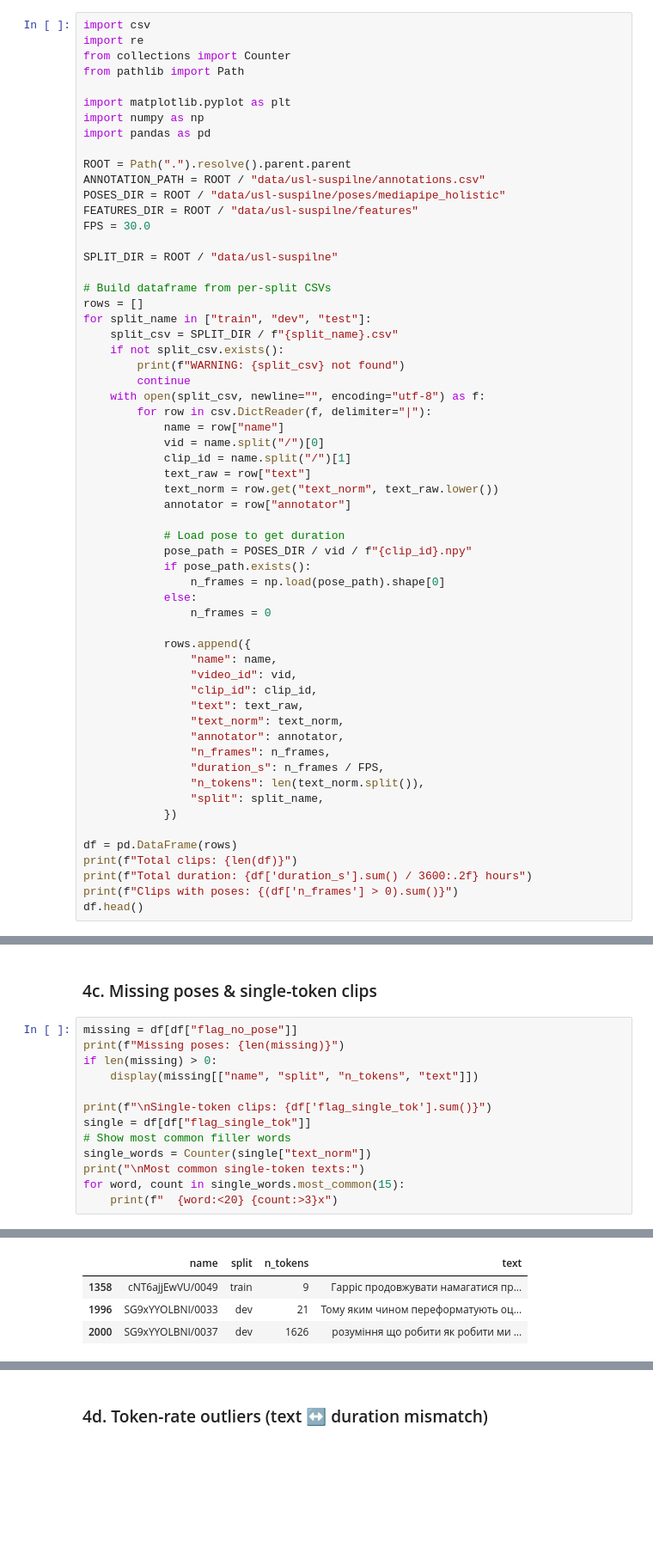
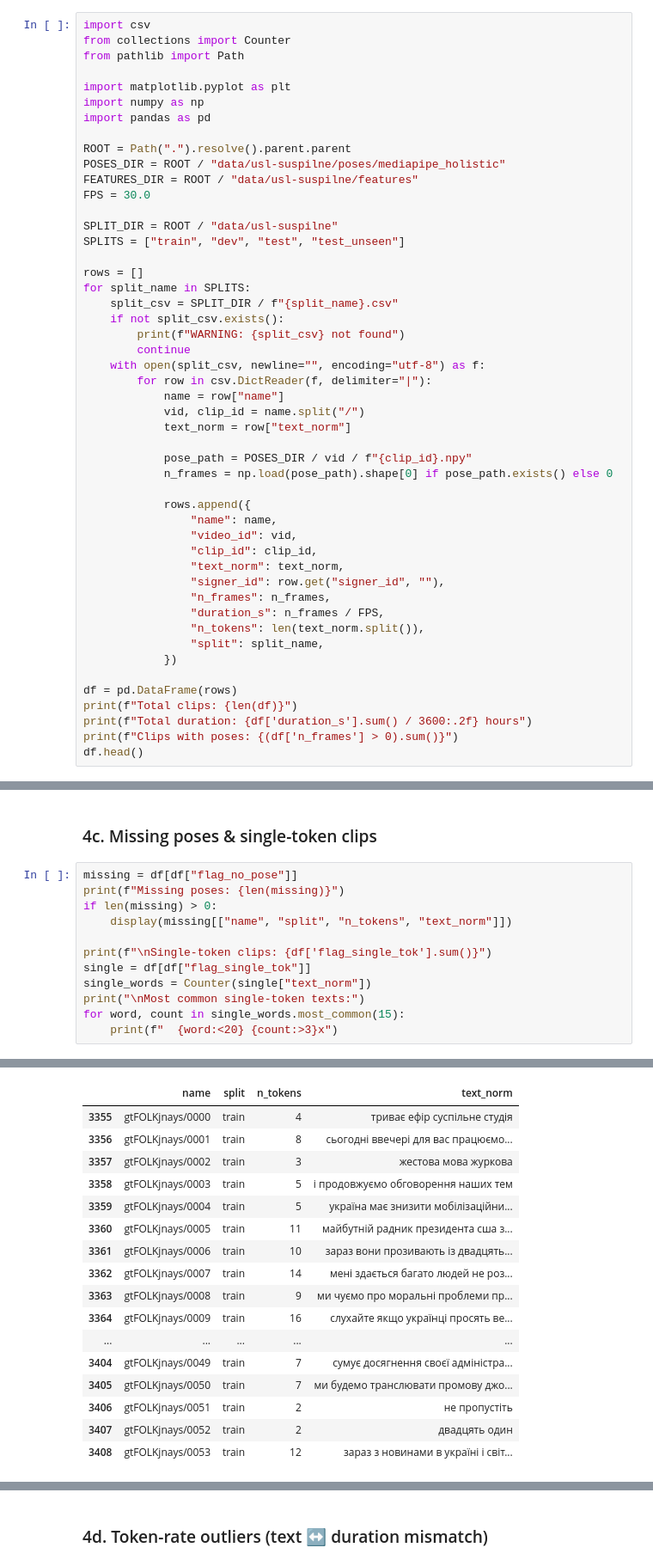
Before and after one commit to lexsobieski/ucu-text-to-sign, a Jupyter notebook: notebooks/analysis/analyze_dataset.ipynb, the cells around one changed output, grey strips where cells are left out. Shown at 86% size. Drawn from its saved outputs; the diff is of its cells as text; blank space fills up the shorter version.

```diff
--- a/notebooks/analysis/analyze_dataset.ipynb
+++ b/notebooks/analysis/analyze_dataset.ipynb
@@ -8,7 +8,6 @@ Comprehensive analysis of the dataset: duration, splits, outliers, proper nouns
 ## 1. Load Data
 # %%
 import csv
-import re
 from collections import Counter
 from pathlib import Path
 
@@ -17,16 +16,15 @@ import numpy as np
 import pandas as pd
 
 ROOT = Path(".").resolve().parent.parent
-ANNOTATION_PATH = ROOT / "data/usl-suspilne/annotations.csv"
 POSES_DIR = ROOT / "data/usl-suspilne/poses/mediapipe_holistic"
 FEATURES_DIR = ROOT / "data/usl-suspilne/features"
 FPS = 30.0
 
 SPLIT_DIR = ROOT / "data/usl-suspilne"
+SPLITS = ["train", "dev", "test", "test_unseen"]
 
-# Build dataframe from per-split CSVs
 rows = []
-for split_name in ["train", "dev", "test"]:
+for split_name in SPLITS:
     split_csv = SPLIT_DIR / f"{split_name}.csv"
     if not split_csv.exists():
         print(f"WARNING: {split_csv} not found")
@@ -34,26 +32,18 @@ for split_name in ["train", "dev", "test"]:
     with open(split_csv, newline="", encoding="utf-8") as f:
         for row in csv.DictReader(f, delimiter="|"):
             name = row["name"]
-            vid = name.split("/")[0]
-            clip_id = name.split("/")[1]
-            text_raw = row["text"]
-            text_norm = row.get("text_norm", text_raw.lower())
-            annotator = row["annotator"]
+            vid, clip_id = name.split("/")
+            text_norm = row["text_norm"]
 
-            # Load pose to get duration
             pose_path = POSES_DIR / vid / f"{clip_id}.npy"
-            if pose_path.exists():
-                n_frames = np.load(pose_path).shape[0]
-            else:
-                n_frames = 0
+            n_frames = np.load(pose_path).shape[0] if pose_path.exists() else 0
 
             rows.append({
                 "name": name,
                 "video_id": vid,
                 "clip_id": clip_id,
-                "text": text_raw,
                 "text_norm": text_norm,
-                "annotator": annotator,
+                "signer_id": row.get("signer_id", ""),
                 "n_frames": n_frames,
                 "duration_s": n_frames / FPS,
                 "n_tokens": len(text_norm.split()),
@@ -291,11 +291,10 @@ long[["name", "split", "duration_s", "n_tokens", "text"]]
 missing = df[df["flag_no_pose"]]
 print(f"Missing poses: {len(missing)}")
 if len(missing) > 0:
-    display(missing[["name", "split", "n_tokens", "text"]])
+    display(missing[["name", "split", "n_tokens", "text_norm"]])
 
 print(f"\nSingle-token clips: {df['flag_single_tok'].sum()}")
 single = df[df["flag_single_tok"]]
-# Show most common filler words
 single_words = Counter(single["text_norm"])
 print("\nMost common single-token texts:")
 for word, count in single_words.most_common(15):
@@ -305,4 +304,17 @@ Missing poses: 3
-|  | name | split | n_tokens | text |
-| 1358 | cNT6ajjEwVU/0049 | train | 9 | Гарріс продовжувати намагатися пр... |
-| 1996 | SG9xYYOLBNI/0033 | dev | 21 | Тому яким чином переформатують оц... |
-| 2000 | SG9xYYOLBNI/0037 | dev | 1626 | розуміння що робити як робити ми ... |
+|  | name | split | n_tokens | text_norm |
+| 3355 | gtFOLKjnays/0000 | train | 4 | триває ефір суспільне студія |
+| 3356 | gtFOLKjnays/0001 | train | 8 | сьогодні ввечері для вас працюємо... |
+| 3357 | gtFOLKjnays/0002 | train | 3 | жестова мова журкова |
+| 3358 | gtFOLKjnays/0003 | train | 5 | і продовжуємо обговорення наших тем |
+| 3359 | gtFOLKjnays/0004 | train | 5 | україна має знизити мобілізаційни... |
+| 3360 | gtFOLKjnays/0005 | train | 11 | майбутній радник президента сша з... |
+| 3361 | gtFOLKjnays/0006 | train | 10 | зараз вони прозивають із двадцять... |
+| 3362 | gtFOLKjnays/0007 | train | 14 | мені здається багато людей не роз... |
+| 3363 | gtFOLKjnays/0008 | train | 9 | ми чуємо про моральні проблеми пр... |
+| 3364 | gtFOLKjnays/0009 | train | 16 | слухайте якщо українці просять ве... |
+| ... | ... | ... | ... | ... |
+| 3404 | gtFOLKjnays/0049 | train | 7 | сумує досягнення своєї адміністра... |
+| 3405 | gtFOLKjnays/0050 | train | 7 | ми будемо транслювати промову джо... |
+| 3406 | gtFOLKjnays/0051 | train | 2 | не пропустіть |
+| 3407 | gtFOLKjnays/0052 | train | 2 | двадцять один |
+| 3408 | gtFOLKjnays/0053 | train | 12 | зараз з новинами в україні і світ... |
```
Also changed, not shown: parts of 27 cells of this notebook, 7 other files.
